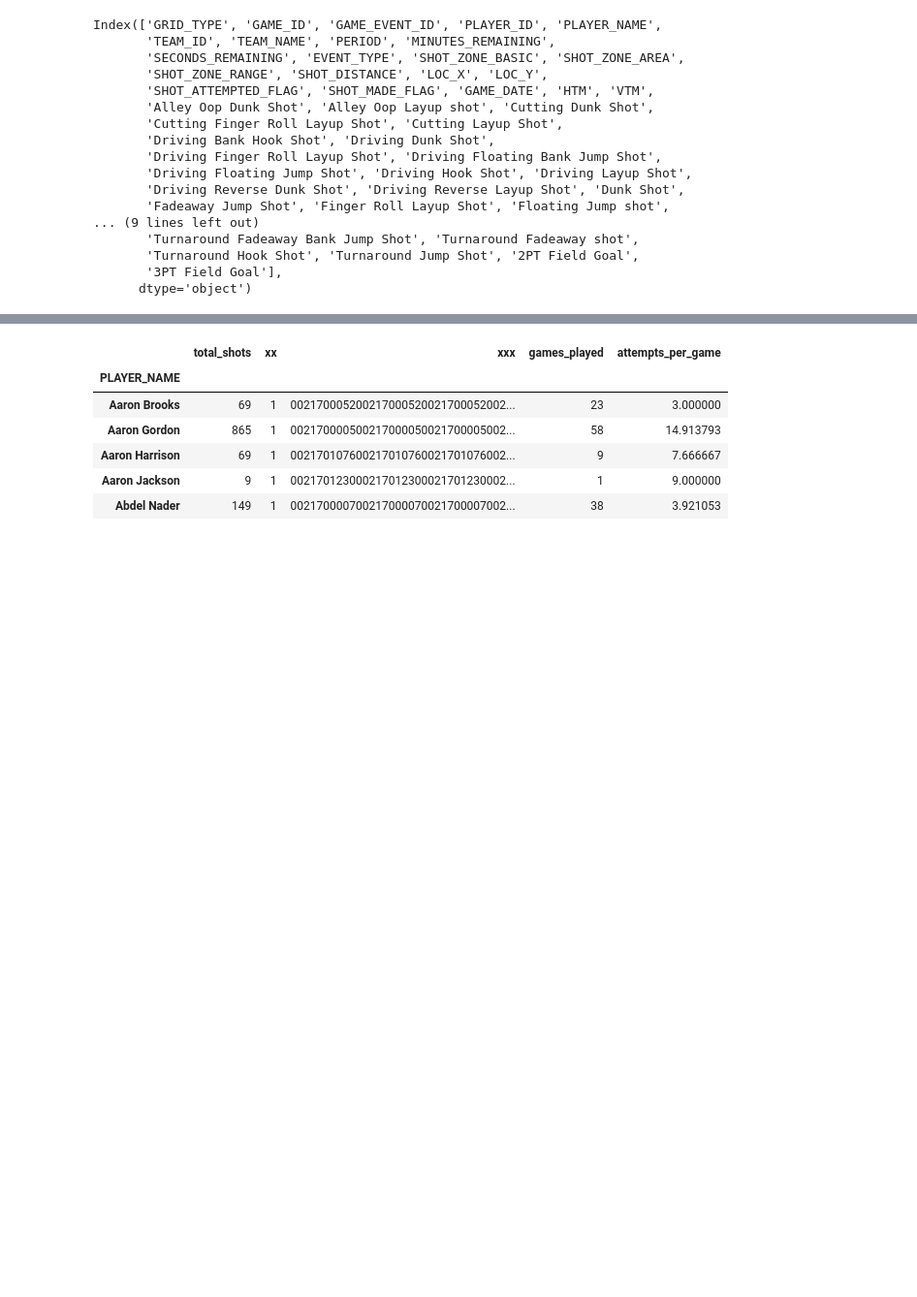
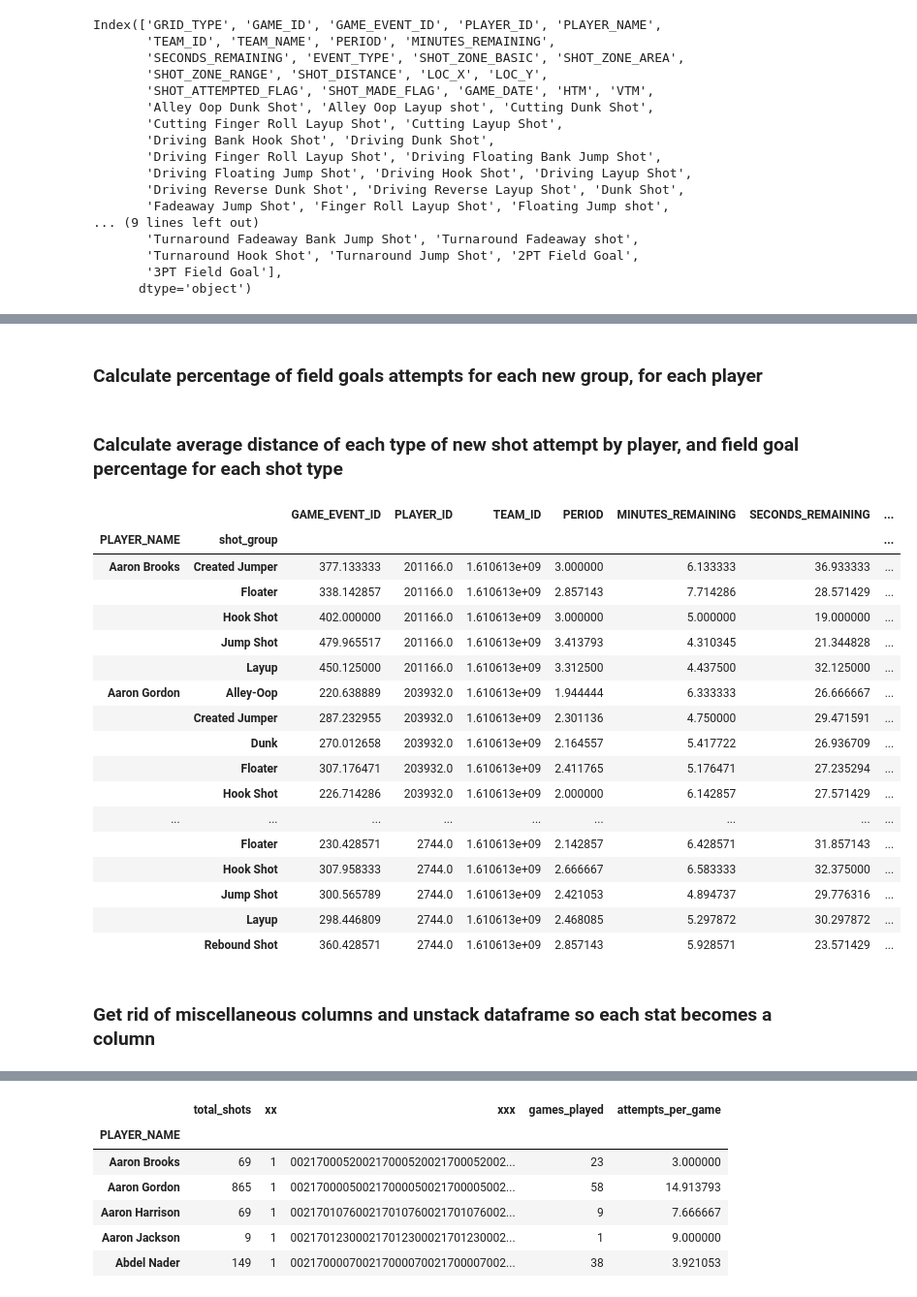
Before and after one commit to jcohen312/nba_points, a Jupyter notebook: shot_charts.ipynb, the cells around one changed output, grey strips where cells are left out. Shown at 97% size. Saved outputs shown, nothing was run; the diff lists cells and outputs as text; code cells hidden in the pictures; blank space fills up the shorter version.

Commit message:
group by shot type

```diff
--- a/shot_charts.ipynb
+++ b/shot_charts.ipynb
@@ -245,0 +244,20 @@ agg = shots17_dummy[keep_cols].groupby('PLAYER_NAME').agg('mean')
+# %%
+def map_groups(action):
+    if action in group1:
+        return 'Alley-Oop'
+    elif action in group2:
+        return 'Dunk'
+    elif action in group3:
+        return 'Layup'
+    elif action in group4:
+        return 'Floater'
+    elif action in group5:
+        return 'Hook Shot'
+    elif action in group6:
+        return 'Created Jumper'
+    elif action in group7:
+        return 'Jump Shot'
+    elif action in group8:
+        return 'Rebound Shot'
+# %%
+shots17['shot_group'] = shots17['ACTION_TYPE'].map(lambda x: map_groups(x))
@@ -245,0 +305,2 @@ agg = shots17_dummy[keep_cols].groupby('PLAYER_NAME').agg('mean')
+# %% [markdown]
+### Calculate percentage of field goals attempts for each new group, for each player
@@ -245,0 +314,26 @@ agg = shots17_dummy[keep_cols].groupby('PLAYER_NAME').agg('mean')
+# %% [markdown]
+### Calculate average distance of each type of new shot attempt by player, and field goal percentage for each shot type
+# %%
+grouped2 = shots17.groupby(by = ['PLAYER_NAME', 'shot_group']).agg('mean')
+grouped2.head(50)
+# %% [output]
+|  |  | GAME_EVENT_ID | PLAYER_ID | TEAM_ID | PERIOD | MINUTES_REMAINING | SECONDS_REMAINING | ... |
+| PLAYER_NAME | shot_group |  |  |  |  |  |  | ... |
+| Aaron Brooks | Created Jumper | 377.133333 | 201166.0 | 1.610613e+09 | 3.000000 | 6.133333 | 36.933333 | ... |
+|  | Floater | 338.142857 | 201166.0 | 1.610613e+09 | 2.857143 | 7.714286 | 28.571429 | ... |
+|  | Hook Shot | 402.000000 | 201166.0 | 1.610613e+09 | 3.000000 | 5.000000 | 19.000000 | ... |
+|  | Jump Shot | 479.965517 | 201166.0 | 1.610613e+09 | 3.413793 | 4.310345 | 21.344828 | ... |
+|  | Layup | 450.125000 | 201166.0 | 1.610613e+09 | 3.312500 | 4.437500 | 32.125000 | ... |
+| Aaron Gordon | Alley-Oop | 220.638889 | 203932.0 | 1.610613e+09 | 1.944444 | 6.333333 | 26.666667 | ... |
+|  | Created Jumper | 287.232955 | 203932.0 | 1.610613e+09 | 2.301136 | 4.750000 | 29.471591 | ... |
+|  | Dunk | 270.012658 | 203932.0 | 1.610613e+09 | 2.164557 | 5.417722 | 26.936709 | ... |
+|  | Floater | 307.176471 | 203932.0 | 1.610613e+09 | 2.411765 | 5.176471 | 27.235294 | ... |
+|  | Hook Shot | 226.714286 | 203932.0 | 1.610613e+09 | 2.000000 | 6.142857 | 27.571429 | ... |
+| ... | ... | ... | ... | ... | ... | ... | ... | ... |
+|  | Floater | 230.428571 | 2744.0 | 1.610613e+09 | 2.142857 | 6.428571 | 31.857143 | ... |
+|  | Hook Shot | 307.958333 | 2744.0 | 1.610613e+09 | 2.666667 | 6.583333 | 32.375000 | ... |
+|  | Jump Shot | 300.565789 | 2744.0 | 1.610613e+09 | 2.421053 | 4.894737 | 29.776316 | ... |
+|  | Layup | 298.446809 | 2744.0 | 1.610613e+09 | 2.468085 | 5.297872 | 30.297872 | ... |
+|  | Rebound Shot | 360.428571 | 2744.0 | 1.610613e+09 | 2.857143 | 5.928571 | 23.571429 | ... |
+# %% [markdown]
+### Get rid of miscellaneous columns and unstack dataframe so each stat becomes a column
```
Also changed, not shown: parts of 39 cells of this notebook, 1 other file.
